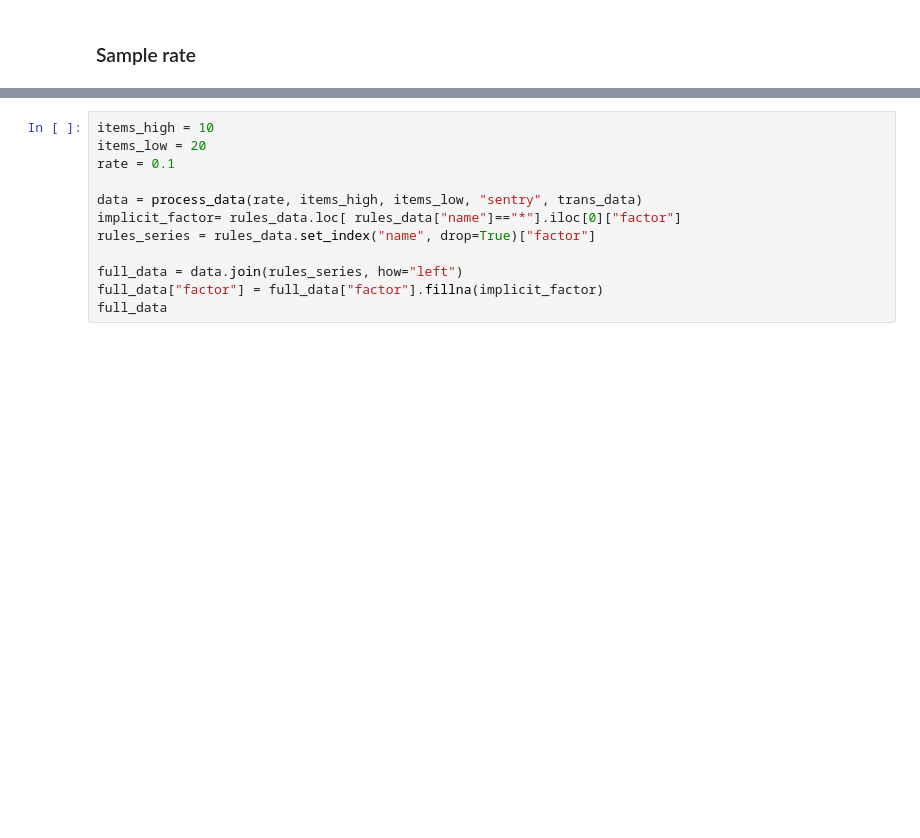
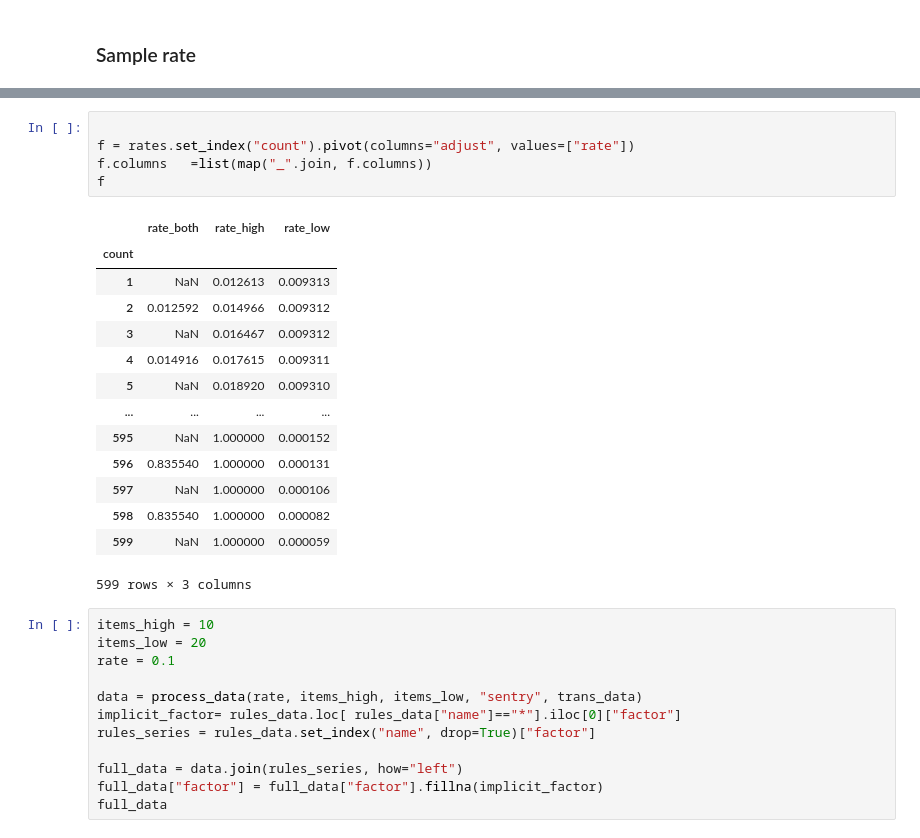
Before and after one commit to RaduW/volume-rebalance, a Jupyter notebook: volume_rebalancing.ipynb, the cells around one changed output, grey strips where cells are left out. Saved outputs shown, nothing was run; the diff lists cells and outputs as text; blank space fills up the shorter version.

```diff
--- a/volume_rebalancing.ipynb
+++ b/volume_rebalancing.ipynb
@@ -261,3 +317,23 @@ interactive(children=(FloatSlider(value=0.1, description='sample rate', max=1.0,
+# %%
+
+f = rates.set_index("count").pivot(columns="adjust", values=["rate"])
+f.columns   =list(map("_".join, f.columns))
+f
+# %% [output]
+|  | rate_both | rate_high | rate_low |
+| count |  |  |  |
+| 1 | NaN | 0.012613 | 0.009313 |
+| 2 | 0.012592 | 0.014966 | 0.009312 |
+| 3 | NaN | 0.016467 | 0.009312 |
+| 4 | 0.014916 | 0.017615 | 0.009311 |
+| 5 | NaN | 0.018920 | 0.009310 |
+| ... | ... | ... | ... |
+| 595 | NaN | 1.000000 | 0.000152 |
+| 596 | 0.835540 | 1.000000 | 0.000131 |
+| 597 | NaN | 1.000000 | 0.000106 |
+| 598 | 0.835540 | 1.000000 | 0.000082 |
+| 599 | NaN | 1.000000 | 0.000059 |
+599 rows × 3 columns
 # %%
 items_high = 10
 items_low = 20
```
Also changed, not shown: parts of 9 cells of this notebook.
